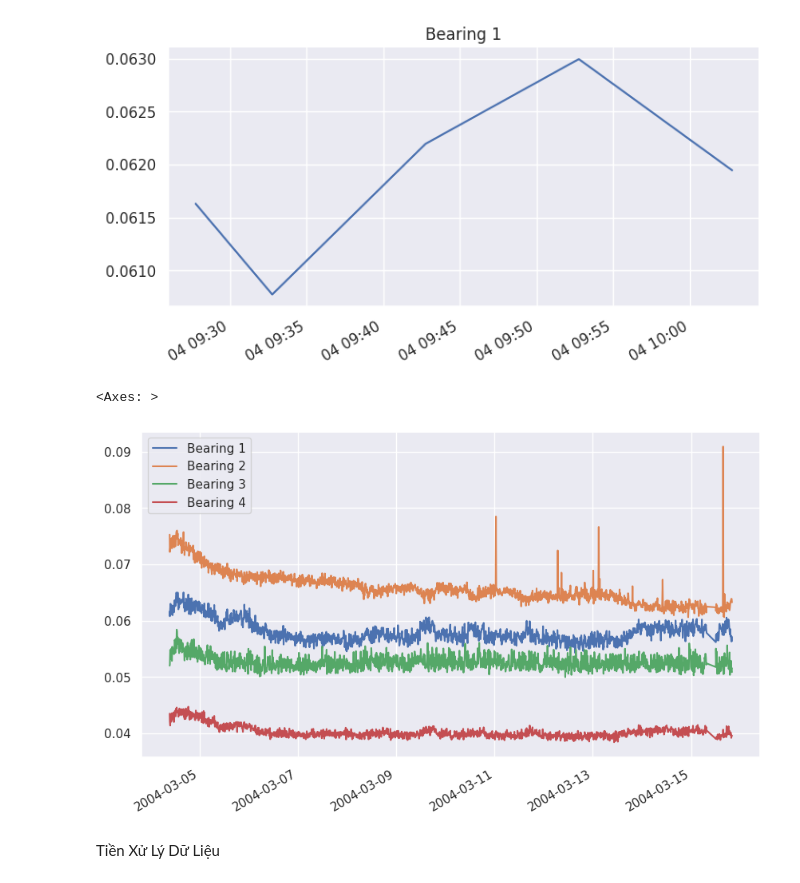
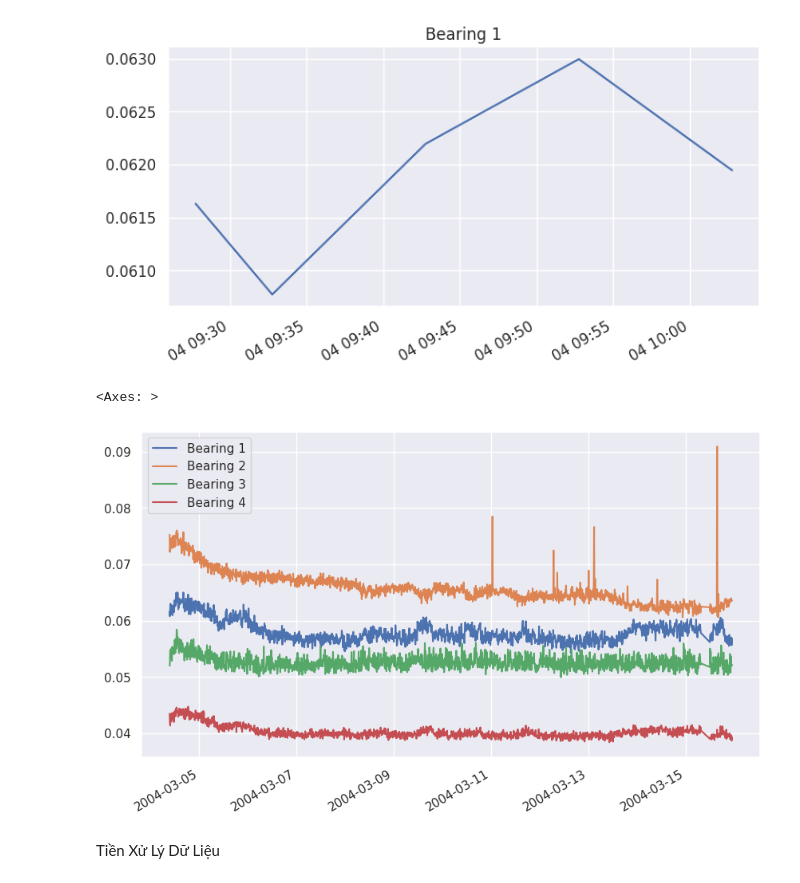
Before and after one commit to ThaiNguyenLongHai/Hai, a Jupyter notebook: Project_Bearing_Nasa_Dataset.ipynb, the cells around one changed output. Drawn from its saved outputs; the diff is of its cells as text; code cells hidden in the pictures.

```diff
--- a/Project_Bearing_Nasa_Dataset.ipynb
+++ b/Project_Bearing_Nasa_Dataset.ipynb
@@ -152,12 +155,12 @@ plt.gca().spines[['top', 'right']].set_visible(False)
 # %% [output]
 [figure]
 # %%
-dataset_train = merged_data['2004-03-04 09:27:46':'2004-03-15 20:00:00']
-dataset_test = merged_data['2004-03-15 20:00:00':]
+dataset_train = merged_data['2004-03-04 09:27:46':'2004-03-15 23:00:00']
+dataset_test = merged_data['2004-03-15 23:00:00':]
 dataset_train.plot(figsize = (10,6))
 # %% [output]
 <Axes: >
-[figure, old version]
+[figure, new version]
 # %% [markdown]
 Tiền Xử Lý Dữ Liệu
 # %%
```
Also changed, not shown: parts of 24 cells of this notebook.
